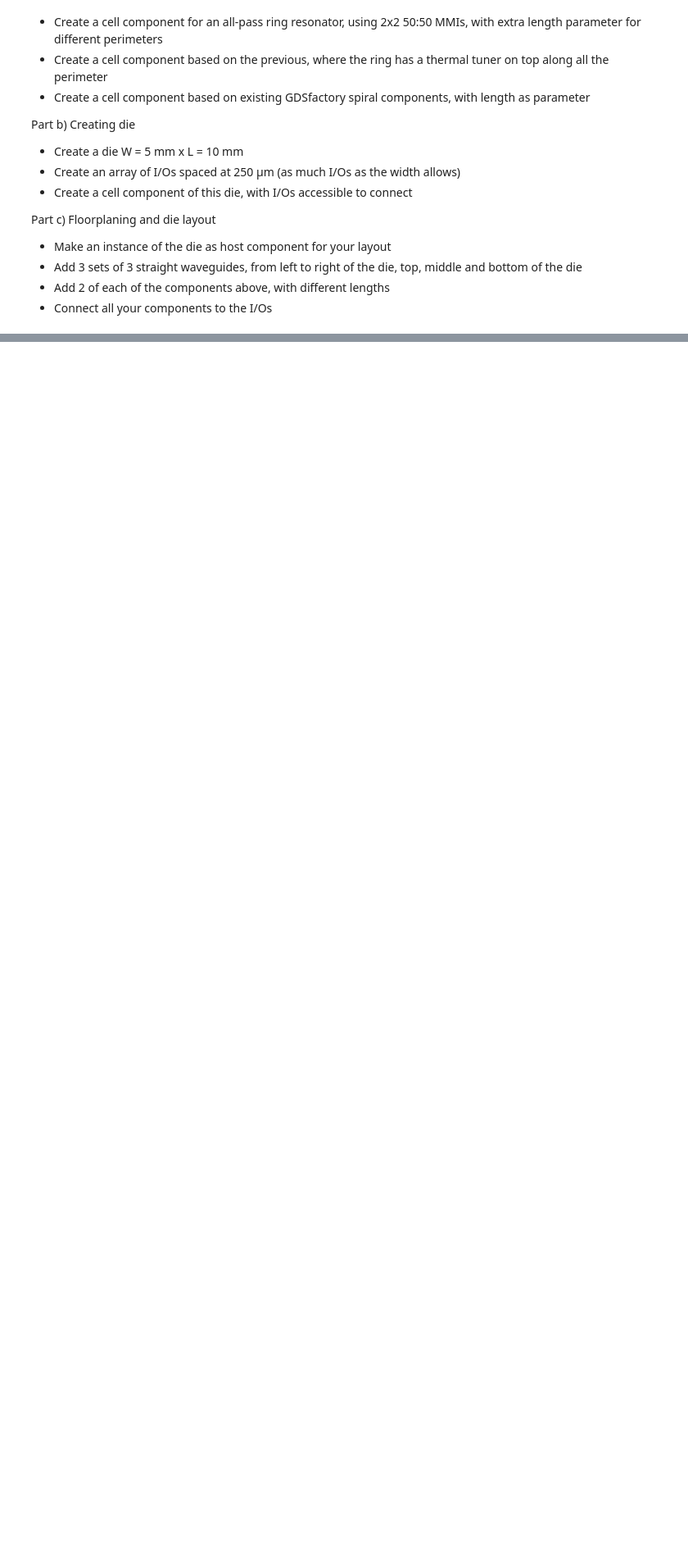
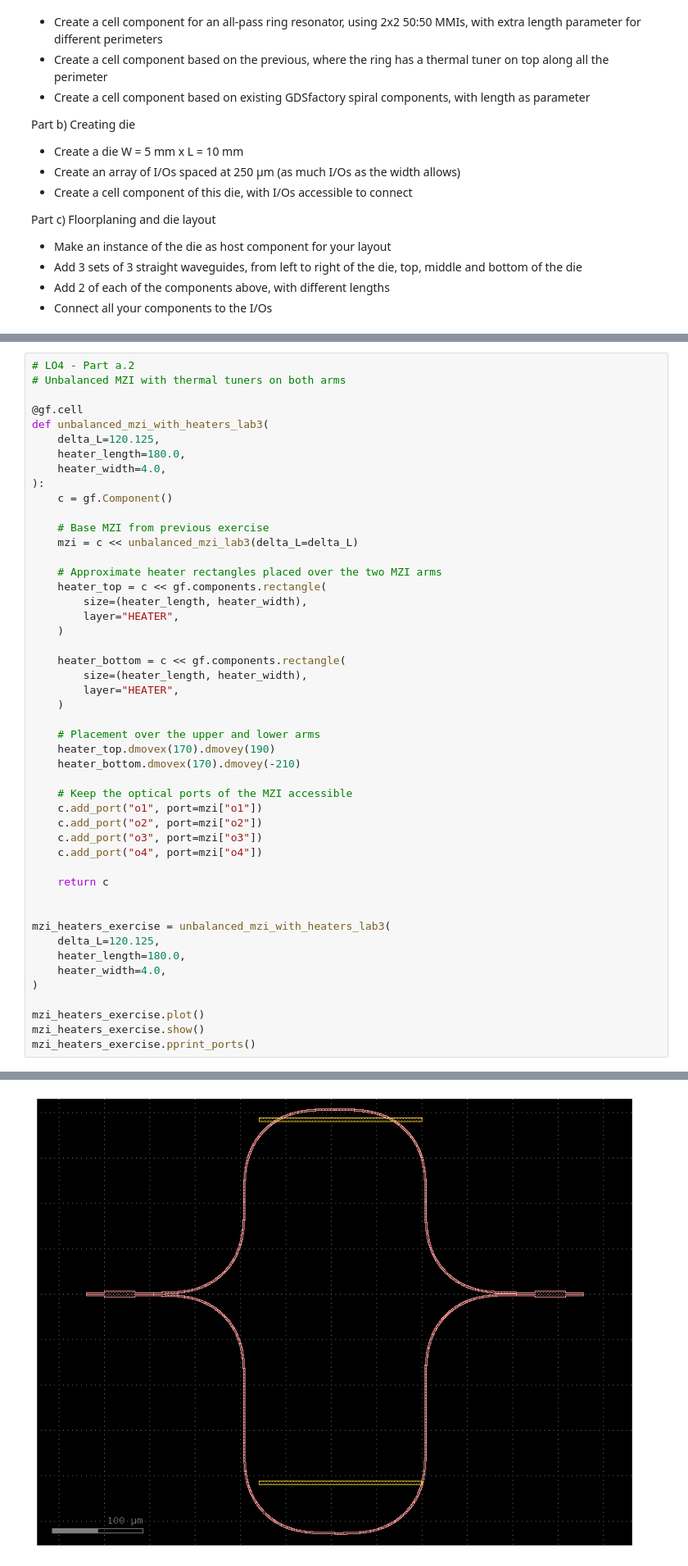
Before and after one commit to Japeacru/cifoin-lab4, a Jupyter notebook: LAYOUT_Student.ipynb, the cells around one changed output, grey strips where cells are left out. Shown at 82% size. Drawn from its saved outputs; the diff is of its cells as text; blank space fills up the shorter version.

```diff
--- a/LAYOUT_Student.ipynb
+++ b/LAYOUT_Student.ipynb
@@ -668,0 +729,49 @@ Part c) Floorplaning and die layout
+# %%
+# LO4 - Part a.2
+# Unbalanced MZI with thermal tuners on both arms
+
+@gf.cell
+def unbalanced_mzi_with_heaters_lab3(
+    delta_L=120.125,
+    heater_length=180.0,
+    heater_width=4.0,
+):
+    c = gf.Component()
+
+    # Base MZI from previous exercise
+    mzi = c << unbalanced_mzi_lab3(delta_L=delta_L)
+
+    # Approximate heater rectangles placed over the two MZI arms
+    heater_top = c << gf.components.rectangle(
+        size=(heater_length, heater_width),
+        layer="HEATER",
+    )
+
+    heater_bottom = c << gf.components.rectangle(
+        size=(heater_length, heater_width),
+        layer="HEATER",
+    )
+
+    # Placement over the upper and lower arms
+    heater_top.dmovex(170).dmovey(190)
+    heater_bottom.dmovex(170).dmovey(-210)
+
+    # Keep the optical ports of the MZI accessible
+    c.add_port("o1", port=mzi["o1"])
+    c.add_port("o2", port=mzi["o2"])
+    c.add_port("o3", port=mzi["o3"])
+    c.add_port("o4", port=mzi["o4"])
+
+    return c
+
+
+mzi_heaters_exercise = unbalanced_mzi_with_heaters_lab3(
+    delta_L=120.125,
+    heater_length=180.0,
+    heater_width=4.0,
+)
+
+mzi_heaters_exercise.plot()
+mzi_heaters_exercise.show()
+mzi_heaters_exercise.pprint_ports()
+# %% [output]
@@ -668,0 +787 @@ Part c) Floorplaning and die layout
+[figure, added]
```
Also changed, not shown: parts of 31 cells of this notebook, 1 other file.
